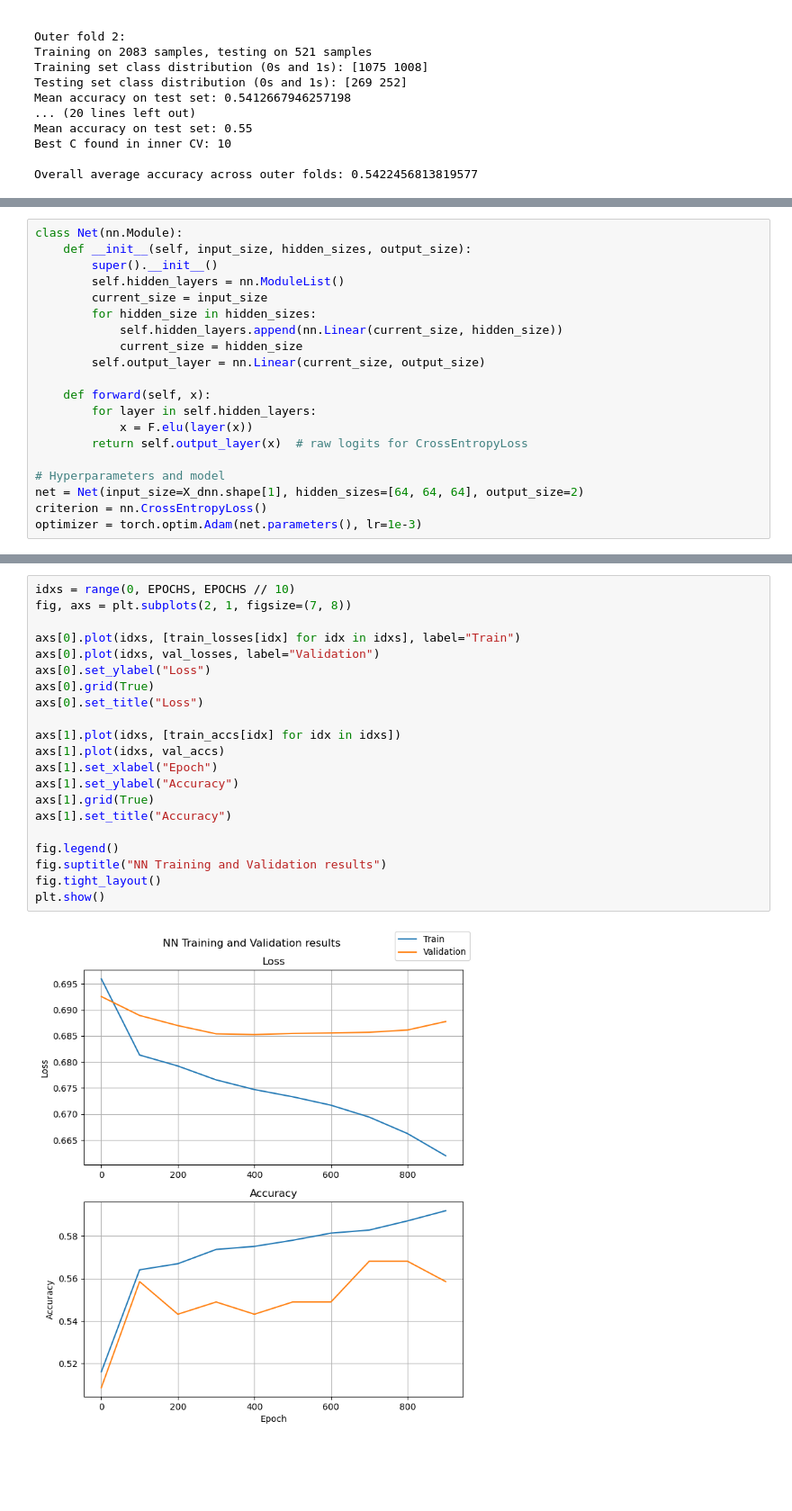
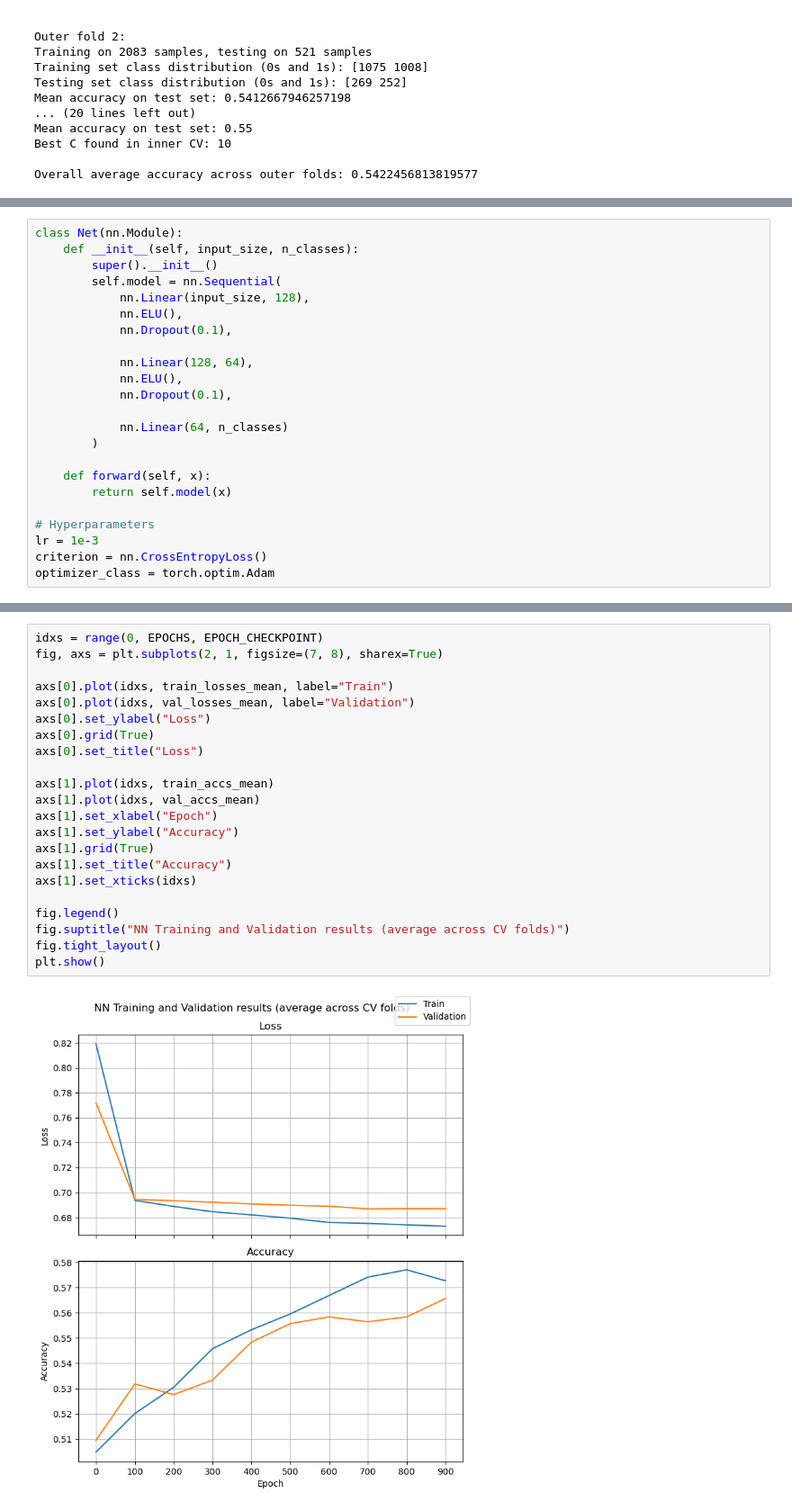
Before and after one commit to BalducciFrancesco/22053-Motor-Imagery-Miniproject, a Jupyter notebook: classification.ipynb, the cells around one changed output, grey strips where cells are left out. Shown at 90% size. Cells and saved outputs as stored; diff of their text form; blank space fills up the shorter version.

```diff
--- a/classification.ipynb
+++ b/classification.ipynb
@@ -167,23 +164,26 @@ X_dnn_train, X_dnn_test, y_dnn_train, y_dnn_test = train_test_split(X_dnn, y_dnn
 # %%
 class Net(nn.Module):
-    def __init__(self, input_size, hidden_sizes, output_size):
+    def __init__(self, input_size, n_classes):
         super().__init__()
-        self.hidden_layers = nn.ModuleList()
-        current_size = input_size
-        for hidden_size in hidden_sizes:
-            self.hidden_layers.append(nn.Linear(current_size, hidden_size))
-            current_size = hidden_size
-        self.output_layer = nn.Linear(current_size, output_size)
+        self.model = nn.Sequential(
+            nn.Linear(input_size, 128),
+            nn.ELU(),
+            nn.Dropout(0.1),
+
+            nn.Linear(128, 64),
+            nn.ELU(),
+            nn.Dropout(0.1),
+
+            nn.Linear(64, n_classes)
+        )
 
     def forward(self, x):
-        for layer in self.hidden_layers:
-            x = F.elu(layer(x))
-        return self.output_layer(x)  # raw logits for CrossEntropyLoss
+        return self.model(x)
 
-# Hyperparameters and model
-net = Net(input_size=X_dnn.shape[1], hidden_sizes=[64, 64, 64], output_size=2)
+# Hyperparameters
+lr = 1e-3
 criterion = nn.CrossEntropyLoss()
-optimizer = torch.optim.Adam(net.parameters(), lr=1e-3)
+optimizer_class = torch.optim.Adam
 # %%
 # Training loop
 EPOCHS = 1000
@@ -224,23 +247,24 @@ Epoch 900: loss=0.662, acc=0.592, val_loss=0.688, val_acc=0.559
 # %%
-idxs = range(0, EPOCHS, EPOCHS // 10)
-fig, axs = plt.subplots(2, 1, figsize=(7, 8))
+idxs = range(0, EPOCHS, EPOCH_CHECKPOINT)
+fig, axs = plt.subplots(2, 1, figsize=(7, 8), sharex=True)
 
-axs[0].plot(idxs, [train_losses[idx] for idx in idxs], label="Train")
-axs[0].plot(idxs, val_losses, label="Validation")
+axs[0].plot(idxs, train_losses_mean, label="Train")
+axs[0].plot(idxs, val_losses_mean, label="Validation")
 axs[0].set_ylabel("Loss")
 axs[0].grid(True)
 axs[0].set_title("Loss")
 
-axs[1].plot(idxs, [train_accs[idx] for idx in idxs])
-axs[1].plot(idxs, val_accs)
+axs[1].plot(idxs, train_accs_mean)
+axs[1].plot(idxs, val_accs_mean)
 axs[1].set_xlabel("Epoch")
 axs[1].set_ylabel("Accuracy")
 axs[1].grid(True)
 axs[1].set_title("Accuracy")
+axs[1].set_xticks(idxs)
 
 fig.legend()
-fig.suptitle("NN Training and Validation results")
+fig.suptitle("NN Training and Validation results (average across CV folds)")
 fig.tight_layout()
 plt.show()
 # %% [output]
-[figure, old version]
+[figure, new version]
```
Also changed, not shown: parts of 25 cells of this notebook, 1 other file.
